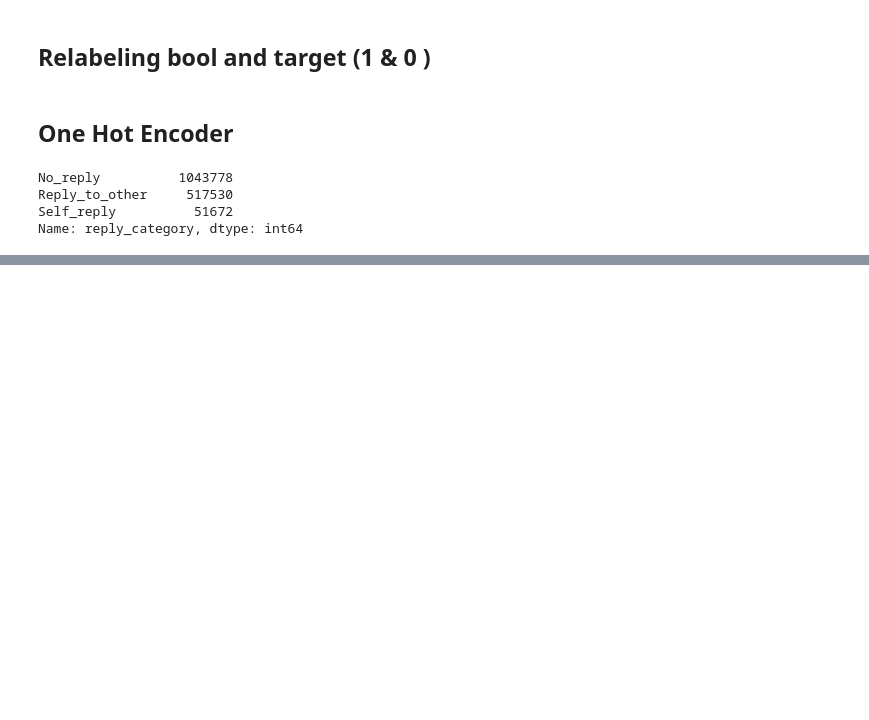
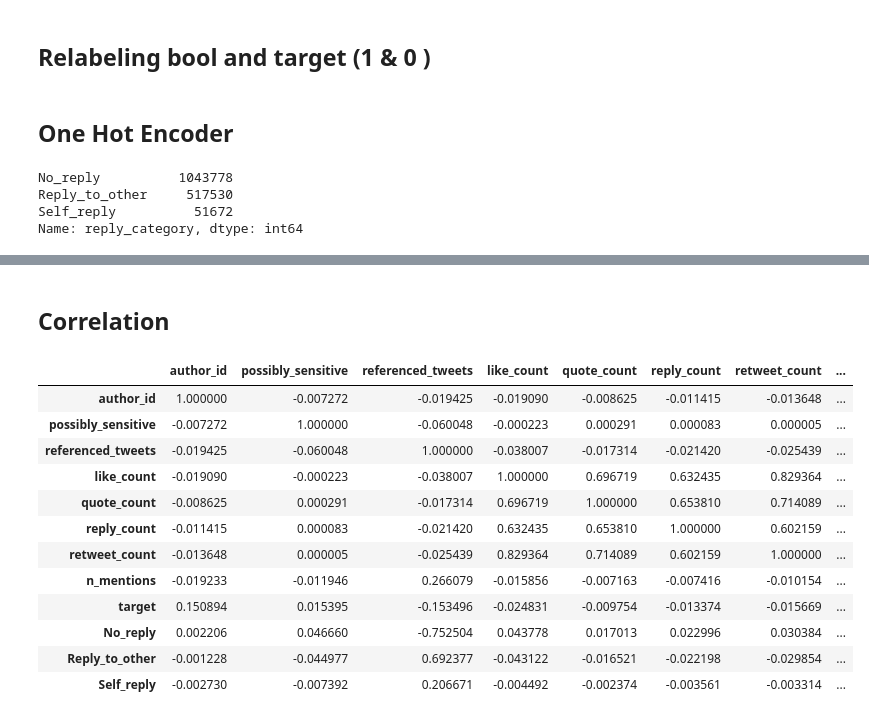
Before and after one commit to famagal/Twitter_bot_detection_713, a Jupyter notebook: notebooks/clemens_tweets_exploratory_analysis_scaling.ipynb, the cells around one changed output, grey strips where cells are left out. Saved outputs shown, nothing was run; the diff lists cells and outputs as text; code cells hidden in the pictures; blank space fills up the shorter version.

```diff
--- a/notebooks/clemens_exploratory_analysis.ipynb
+++ b/notebooks/clemens_tweets_exploratory_analysis_scaling.ipynb
@@ -220,3 +232,21 @@ df.head()
 | 15 | 1000197919 | 1271119064941752320 | en | both the theorem - and the conclu... | 2020-06-11 16:36:15+00:00 | 17 days 17:25:21 | 0 | 1 | ... |
 | 16 | 1000197919 | 1273846820133695488 | en | @GeneralCattis they're learning f... | 2020-06-19 05:15:23+00:00 | 7 days 12:39:08 | 0 | 1 | ... |
 | 17 | 1000197919 | 1275472007769976832 | en | this thread... https://t.co/OSveB... | 2020-06-23 16:53:18+00:00 | 4 days 11:37:55 | 0 | 1 | ... |
+# %% [markdown]
+## Correlation
+# %%
+df.corr()
+# %% [output]
+|  | author_id | possibly_sensitive | referenced_tweets | like_count | quote_count | reply_count | retweet_count | ... |
+| author_id | 1.000000 | -0.007272 | -0.019425 | -0.019090 | -0.008625 | -0.011415 | -0.013648 | ... |
+| possibly_sensitive | -0.007272 | 1.000000 | -0.060048 | -0.000223 | 0.000291 | 0.000083 | 0.000005 | ... |
+| referenced_tweets | -0.019425 | -0.060048 | 1.000000 | -0.038007 | -0.017314 | -0.021420 | -0.025439 | ... |
+| like_count | -0.019090 | -0.000223 | -0.038007 | 1.000000 | 0.696719 | 0.632435 | 0.829364 | ... |
+| quote_count | -0.008625 | 0.000291 | -0.017314 | 0.696719 | 1.000000 | 0.653810 | 0.714089 | ... |
+| reply_count | -0.011415 | 0.000083 | -0.021420 | 0.632435 | 0.653810 | 1.000000 | 0.602159 | ... |
+| retweet_count | -0.013648 | 0.000005 | -0.025439 | 0.829364 | 0.714089 | 0.602159 | 1.000000 | ... |
+| n_mentions | -0.019233 | -0.011946 | 0.266079 | -0.015856 | -0.007163 | -0.007416 | -0.010154 | ... |
+| target | 0.150894 | 0.015395 | -0.153496 | -0.024831 | -0.009754 | -0.013374 | -0.015669 | ... |
+| No_reply | 0.002206 | 0.046660 | -0.752504 | 0.043778 | 0.017013 | 0.022996 | 0.030384 | ... |
+| Reply_to_other | -0.001228 | -0.044977 | 0.692377 | -0.043122 | -0.016521 | -0.022198 | -0.029854 | ... |
+| Self_reply | -0.002730 | -0.007392 | 0.206671 | -0.004492 | -0.002374 | -0.003561 | -0.003314 | ... |
```
Also changed, not shown: parts of 2 cells of this notebook, 1 other file.
